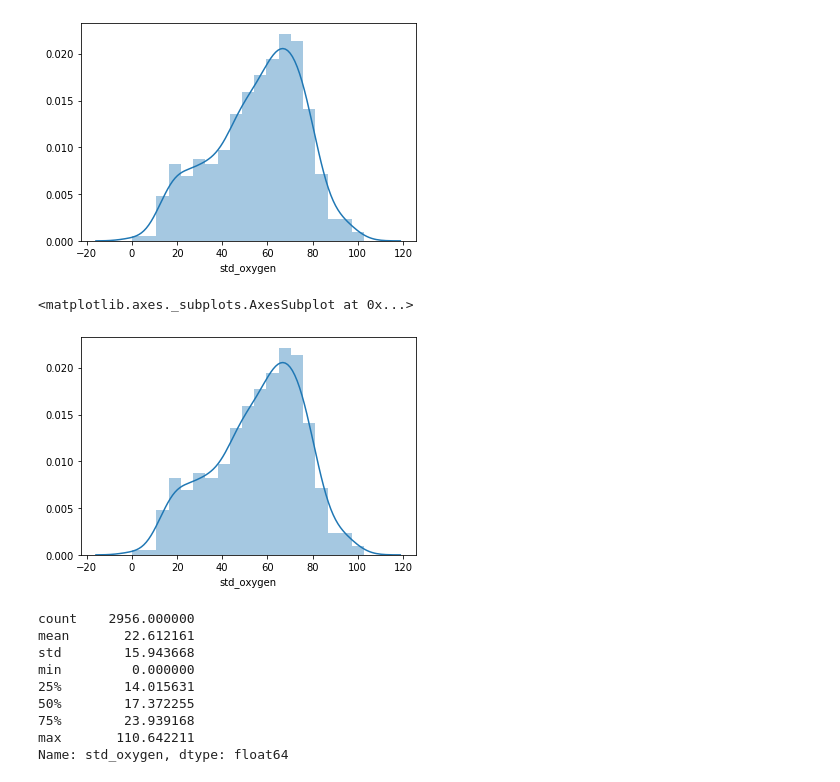
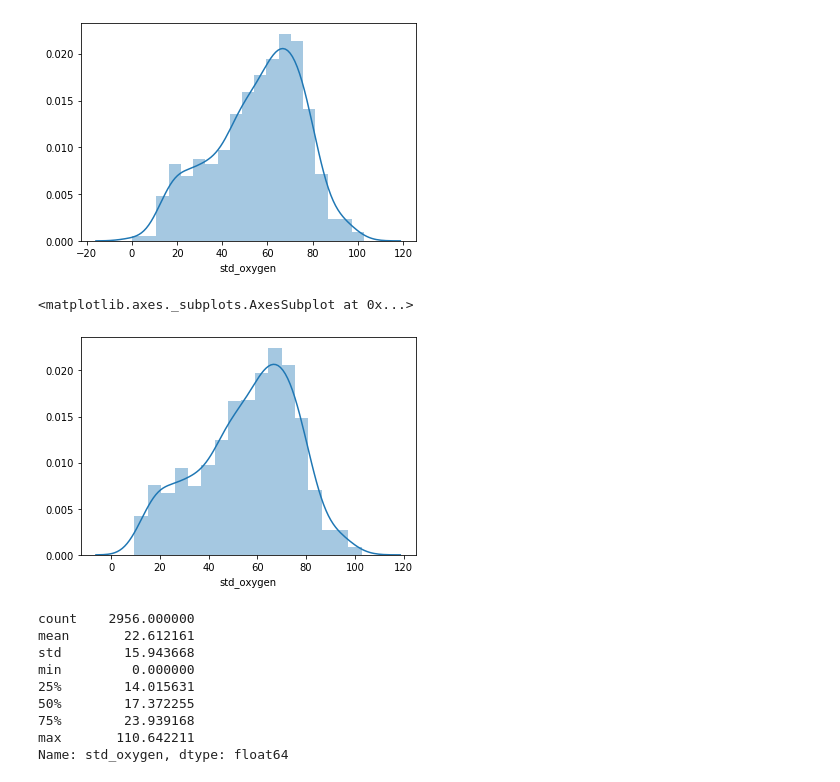
Before and after one commit to MatejHor/IAU_project, a Jupyter notebook: FormulaciaStatistikaHypotez.ipynb, the cells around one changed output. Drawn from its saved outputs; the diff is of its cells as text; code cells hidden in the pictures.

```diff
--- a/FormulaciaStatistikaHypotez.ipynb
+++ b/FormulaciaStatistikaHypotez.ipynb
@@ -159,18 +159,18 @@ sns.distplot(positive)
 # %%
 # Odstranenie outlierov
 def identify_outliers(a):
-    lower = a.quantile(0.25) - 1.5 * stats.iqr(a)
-    upper = a.quantile(0.75) + 1.5 * stats.iqr(a)
+    lower = a.quantile(0.25) - 1.2 * stats.iqr(a)
+    upper = a.quantile(0.75) + 1.2 * stats.iqr(a)
 
     return a[(a > upper) | (a < lower)]
 
 positive_out = identify_outliers(positive)
 positive = positive.drop(positive_out.index)
 
 sns.distplot(positive)
 # %% [output]
 <matplotlib.axes._subplots.AxesSubplot at 0x...>
-[figure, old version]
+[figure, new version]
 # %%
 negative = data.loc[data['class'] == 0, 'std_oxygen']
 negative.describe()
```
Also changed, not shown: parts of 9 cells of this notebook, 1 other file.
